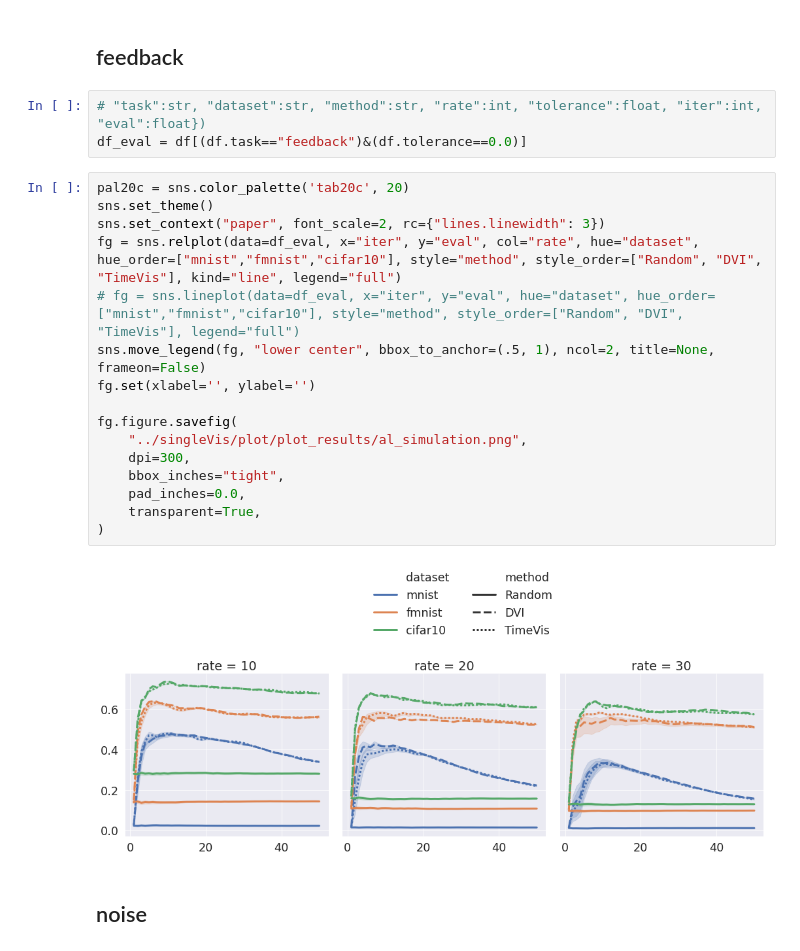
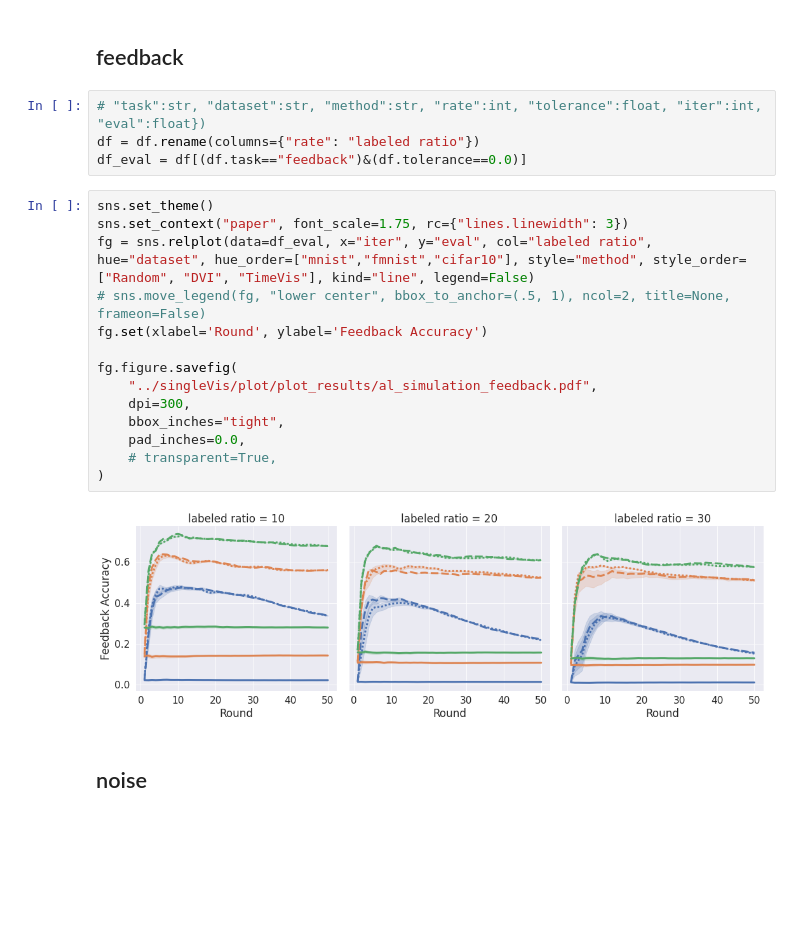
Before and after one commit to xianglinyang/DeepDebugger, a Jupyter notebook: experiments/trajectory_plot.ipynb, the cells around one changed output. Drawn from its saved outputs; the diff is of its cells as text; blank space fills up the shorter version.

```diff
--- a/experiments/trajectory_plot.ipynb
+++ b/experiments/trajectory_plot.ipynb
@@ -24,24 +15,23 @@ df = pd.read_excel(eval_path, index_col=0, dtype={"task":str, "dataset":str, "me
 ## feedback
 # %%
 # "task":str, "dataset":str, "method":str, "rate":int, "tolerance":float, "iter":int, "eval":float})
+df = df.rename(columns={"rate": "labeled ratio"})
 df_eval = df[(df.task=="feedback")&(df.tolerance==0.0)]
 # %%
-pal20c = sns.color_palette('tab20c', 20)
 sns.set_theme()
-sns.set_context("paper", font_scale=2, rc={"lines.linewidth": 3})
-fg = sns.relplot(data=df_eval, x="iter", y="eval", col="rate", hue="dataset", hue_order=["mnist","fmnist","cifar10"], style="method", style_order=["Random", "DVI", "TimeVis"], kind="line", legend="full")
-# fg = sns.lineplot(data=df_eval, x="iter", y="eval", hue="dataset", hue_order=["mnist","fmnist","cifar10"], style="method", style_order=["Random", "DVI", "TimeVis"], legend="full")
-sns.move_legend(fg, "lower center", bbox_to_anchor=(.5, 1), ncol=2, title=None, frameon=False)
-fg.set(xlabel='', ylabel='')
+sns.set_context("paper", font_scale=1.75, rc={"lines.linewidth": 3})
+fg = sns.relplot(data=df_eval, x="iter", y="eval", col="labeled ratio", hue="dataset", hue_order=["mnist","fmnist","cifar10"], style="method", style_order=["Random", "DVI", "TimeVis"], kind="line", legend=False)
+# sns.move_legend(fg, "lower center", bbox_to_anchor=(.5, 1), ncol=2, title=None, frameon=False)
+fg.set(xlabel='Round', ylabel='Feedback Accuracy')
 
 fg.figure.savefig(
-    "../singleVis/plot/plot_results/al_simulation.png",
+    "../singleVis/plot/plot_results/al_simulation_feedback.pdf",
     dpi=300,
     bbox_inches="tight",
     pad_inches=0.0,
-    transparent=True,
+    # transparent=True,
 )
 # %% [output]
-[figure, old version]
+[figure, new version]
 # %% [markdown]
 ## noise
```
Also changed, not shown: parts of 28 cells of this notebook, 5 other files.
